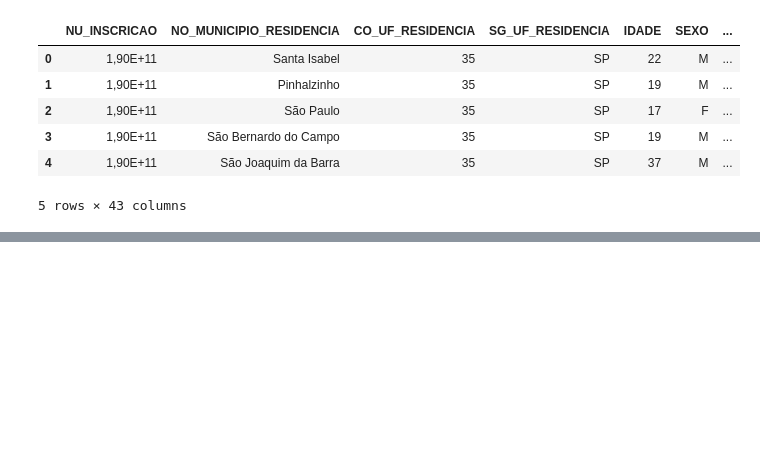
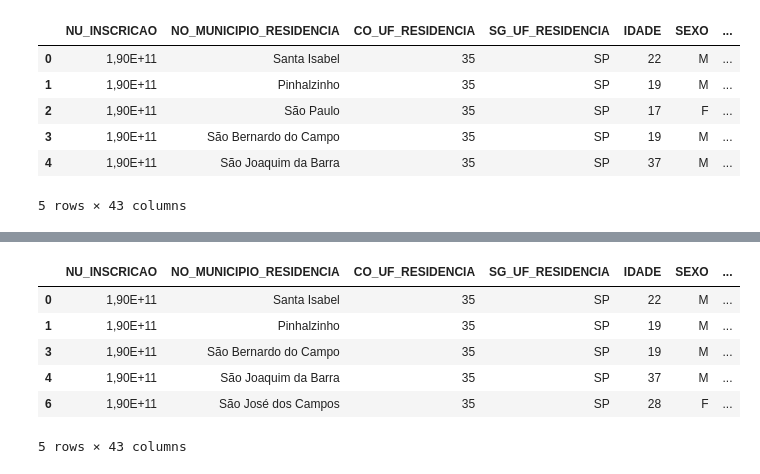
Before and after one commit to arthurresendes/Estatistica-aplicada, a Jupyter notebook: Enem/estrutura.ipynb, the cells around one changed output, grey strips where cells are left out. Drawn from its saved outputs; the diff is of its cells as text; code cells hidden in the pictures; blank space fills up the shorter version.

Commit message:
Tranformando dados: Querys e bscas

```diff
--- a/Enem/estrutura.ipynb
+++ b/Enem/estrutura.ipynb
@@ -138,0 +189,11 @@ dados1['INTERNET'] = dados1['INTERNET'].replace({'A': 'Não', 'B': 'Sim'})
+# %%
+dados_maiores_idade = dados1.loc[dados1.IDADE > 17]
+dados_maiores_idade.head()
+# %% [output]
+|  | NU_INSCRICAO | NO_MUNICIPIO_RESIDENCIA | CO_UF_RESIDENCIA | SG_UF_RESIDENCIA | IDADE | SEXO | ... |
+| 0 | 1,90E+11 | Santa Isabel | 35 | SP | 22 | M | ... |
+| 1 | 1,90E+11 | Pinhalzinho | 35 | SP | 19 | M | ... |
+| 3 | 1,90E+11 | São Bernardo do Campo | 35 | SP | 19 | M | ... |
+| 4 | 1,90E+11 | São Joaquim da Barra | 35 | SP | 37 | M | ... |
+| 6 | 1,90E+11 | São José dos Campos | 35 | SP | 28 | F | ... |
+5 rows × 43 columns
```
Also changed, not shown: parts of 13 cells of this notebook.
